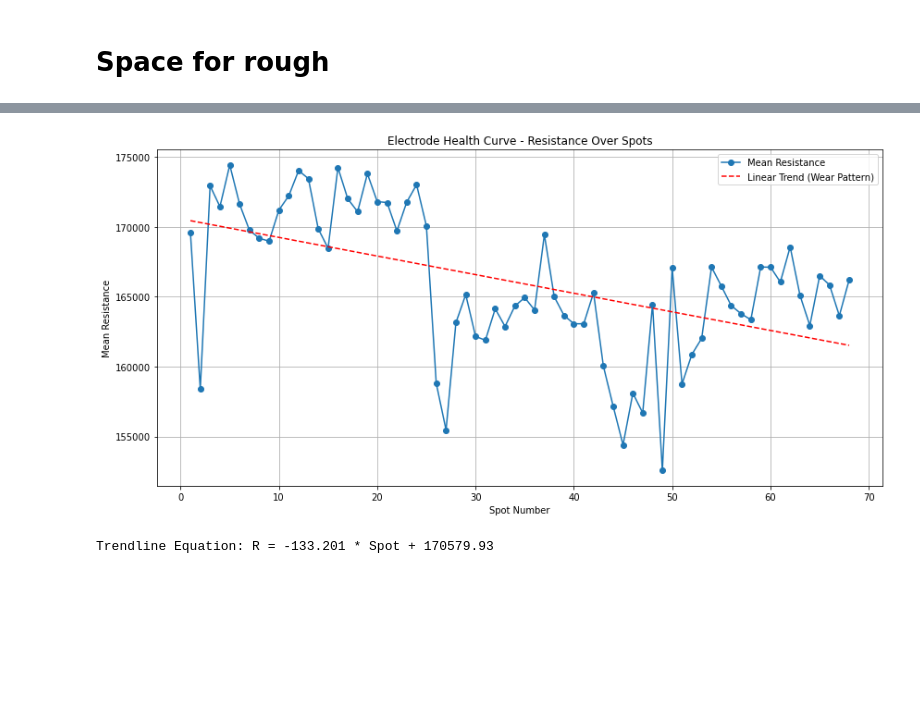
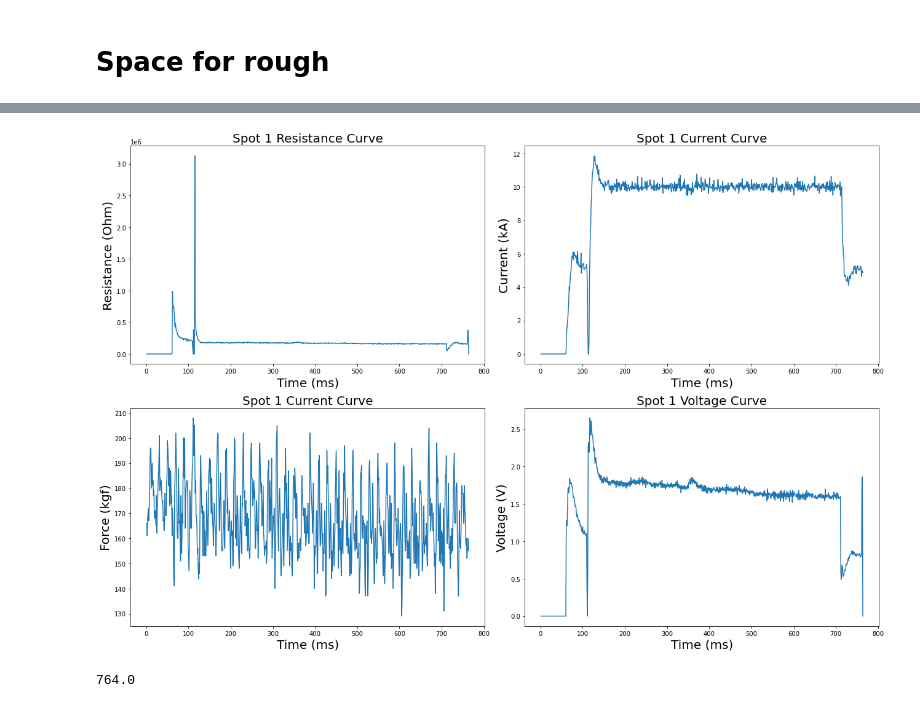
Before and after one commit to Protagonist-8/SpotProject, a Jupyter notebook: spot_eda.ipynb, the cells around one changed output, grey strips where cells are left out. Saved outputs shown, nothing was run; the diff lists cells and outputs as text; code cells hidden in the pictures; blank space fills up the shorter version.

```diff
--- a/spot_eda.ipynb
+++ b/spot_eda.ipynb
@@ -332,11 +325,72 @@ def plot_electrode_health(df_resistance):
     plt.show()
 
     print(f"Trendline Equation: R = {coeffs[0]:.3f} * Spot + {coeffs[1]:.2f}")
-# %%
-plot_electrode_health(df_Resistance)
-# %% [output]
-[figure, removed]
-Trendline Equation: R = -133.201 * Spot + 170579.93
+# %%
+path1=rf"C:\Users\pavan kumar\OneDrive\Desktop\Internship Work Docs\Spot data 24-05-2025\{1}.xlsx"
+path11=rf"C:\Users\pavan kumar\OneDrive\Desktop\Internship Work Docs\Spot data 24-05-2025\{11}.xlsx"
+path24=rf"C:\Users\pavan kumar\OneDrive\Desktop\Internship Work Docs\Spot data 24-05-2025\{24}.xlsx"
+path28=rf"C:\Users\pavan kumar\OneDrive\Desktop\Internship Work Docs\Spot data 24-05-2025\{28}.xlsx"
+path34=rf"C:\Users\pavan kumar\OneDrive\Desktop\Internship Work Docs\Spot data 24-05-2025\{34}.xlsx"
+path50=rf"C:\Users\pavan kumar\OneDrive\Desktop\Internship Work Docs\Spot data 24-05-2025\{50}.xlsx"
+path67=rf"C:\Users\pavan kumar\OneDrive\Desktop\Internship Work Docs\Spot data 24-05-2025\{67}.xlsx"
+
+time=np.arange(0,765,25)
+
+
+df1=pre_process(data_path=path1,timestamps=None)
+df11=pre_process(data_path=path11,timestamps=None)
+df24=pre_process(data_path=path24,timestamps=None)
+df28=pre_process(data_path=path28,timestamps=None)
+df34=pre_process(data_path=path34,timestamps=None)
+df50=pre_process(data_path=path50,timestamps=None)
+df67=pre_process(data_path=path67,timestamps=None)
+# %%
+plt.figure(figsize=(18,12))
+
+plt.subplot(2,2,1)
+plt.plot(df1["Time"],df1["Resistance (Ohm)"])
+plt.xlabel("Time (ms)",fontsize=20)
+plt.ylabel("Resistance (Ohm)",fontsize=20)
+plt.title("Spot 1 Resistance Curve",fontsize=20)
+
+plt.subplot(2,2,2)
+plt.plot(df1["Time"],df1["Current (kA)"])
+plt.xlabel("Time (ms)",fontsize=20)
+plt.ylabel("Current (kA)",fontsize=20)
+plt.title("Spot 1 Current Curve",fontsize=20)
+
+plt.subplot(2,2,3)
+plt.plot(df1["Time"],df1["Force (kgf)"])
+plt.xlabel("Time (ms)",fontsize=20)
+plt.ylabel("Force (kgf)",fontsize=20)
+plt.title("Spot 1 Current Curve",fontsize=20)
+
+plt.subplot(2,2,4)
+plt.plot(df1["Time"],df1["Voltage (V)"])
+plt.xlabel("Time (ms)",fontsize=20)
+plt.ylabel("Voltage (V)",fontsize=20)
+plt.title("Spot 1 Voltage Curve",fontsize=20)
+
+# plt.subplot(3,3,5)
+# plt.plot(df50["Time"],df50["Resistance (Ohm)"])
+# plt.xlabel("Time (ms)")
+# plt.ylabel("Resistance (Ohm)")
+# plt.title("Spot 50 Resistance Curve")
+
+# plt.subplot(3,3,6)
+# plt.plot(df67["Time"],df67["Resistance (Ohm)"])
+# plt.xlabel("Time (ms)")
+# plt.ylabel("Resistance (Ohm)")
+# plt.title("Spot 67 Resistance Curve")
+
+plt.tight_layout()
+plt.show()
+# %% [output]
+[figure, added]
+# %%
+df1["Time"].iloc[-1]
+# %% [output]
+764.0
 # %%
 def plot_corr_heatmap(df, signal_name='Resistance'):
     # Compute correlation matrix
```
Also changed, not shown: parts of 2 cells of this notebook.
